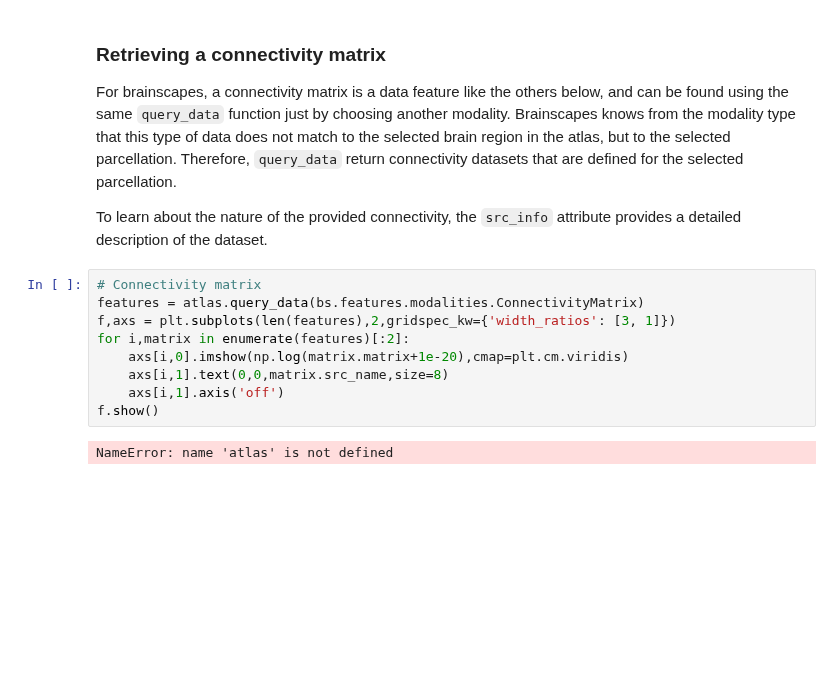
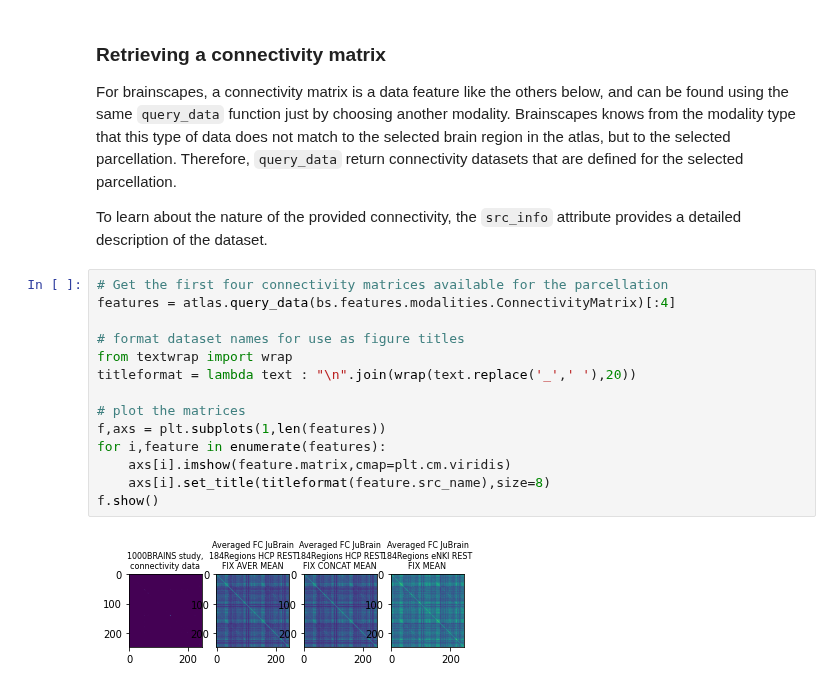
Before and after one commit to FZJ-INM1-BDA/siibra-python, a Jupyter notebook: examples/Brainscapes walkthrough.ipynb, the cells around one changed output. Cells and saved outputs as stored; diff of their text form; blank space fills up the shorter version.

```diff
--- a/examples/Brainscapes walkthrough.ipynb
+++ b/examples/Brainscapes walkthrough.ipynb
@@ -163,13 +179,18 @@ For brainscapes, a connectivity matrix is a data feature like the others below,
 
 To learn about the nature of the provided connectivity, the `src_info` attribute provides a detailed description of the dataset.
 # %%
-# Connectivity matrix
-features = atlas.query_data(bs.features.modalities.ConnectivityMatrix)
-f,axs = plt.subplots(len(features),2,gridspec_kw={'width_ratios': [3, 1]})
-for i,matrix in enumerate(features)[:2]:
-    axs[i,0].imshow(np.log(matrix.matrix+1e-20),cmap=plt.cm.viridis)
-    axs[i,1].text(0,0,matrix.src_name,size=8)
-    axs[i,1].axis('off')
+# Get the first four connectivity matrices available for the parcellation
+features = atlas.query_data(bs.features.modalities.ConnectivityMatrix)[:4]
+
+# format dataset names for use as figure titles
+from textwrap import wrap
+titleformat = lambda text : "\n".join(wrap(text.replace('_',' '),20))
+
+# plot the matrices
+f,axs = plt.subplots(1,len(features))
+for i,feature in enumerate(features):
+    axs[i].imshow(feature.matrix,cmap=plt.cm.viridis)
+    axs[i].set_title(titleformat(feature.src_name),size=8)
 f.show()
 # %% [output]
-NameError: name 'atlas' is not defined
+[figure, added]
```
Also changed, not shown: parts of 6 cells of this notebook, 1 other file.
